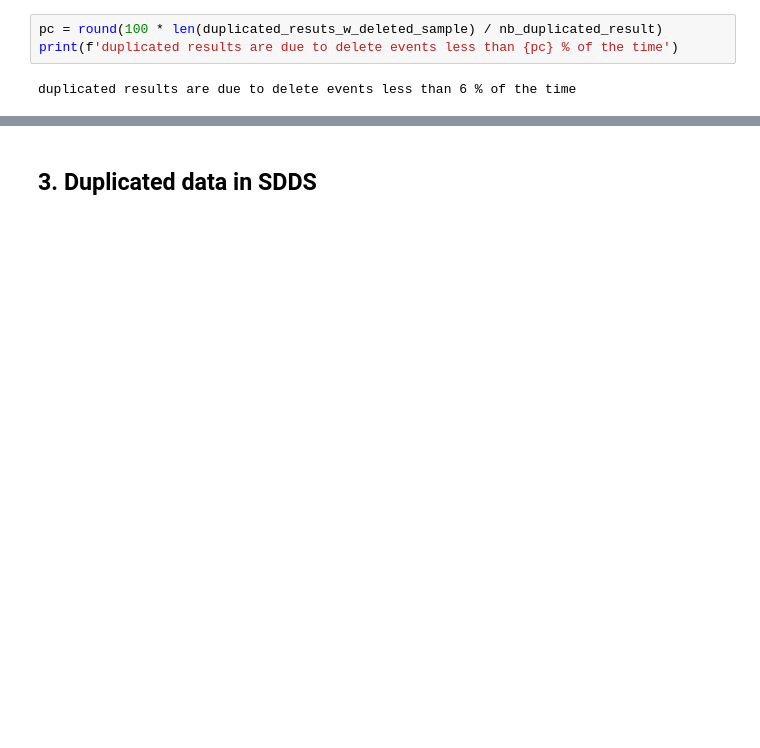
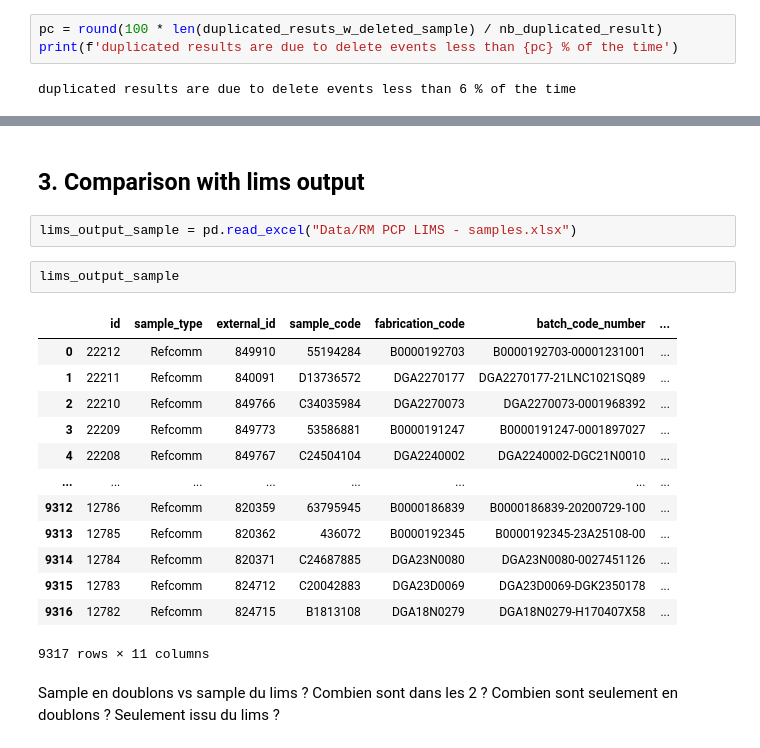
Before and after one commit to bleroux-oa/recettes-msr, a Jupyter notebook: GA_delete_doublon.ipynb, the cells around one changed output, grey strips where cells are left out. Drawn from its saved outputs; the diff is of its cells as text; blank space fills up the shorter version.

Commit message:
Ajout pour étude du delta entre output lims et sample en double dans MSR

```diff
--- a/GA_delete_doublon.ipynb
+++ b/GA_delete_doublon.ipynb
@@ -233,2 +234,22 @@ print(f'{pc}% of deleted sample are duplicated')
-# %% [markdown]
-## 3. Duplicated data in SDDS
+# %% [markdown]
+## 3. Comparison with lims output
+# %%
+lims_output_sample = pd.read_excel("Data/RM PCP LIMS - samples.xlsx")
+# %%
+lims_output_sample
+# %% [output]
+|  | id | sample_type | external_id | sample_code | fabrication_code | batch_code_number | ... |
+| 0 | 22212 | Refcomm | 849910 | 55194284 | B0000192703 | B0000192703-00001231001 | ... |
+| 1 | 22211 | Refcomm | 840091 | D13736572 | DGA2270177 | DGA2270177-21LNC1021SQ89 | ... |
+| 2 | 22210 | Refcomm | 849766 | C34035984 | DGA2270073 | DGA2270073-0001968392 | ... |
+| 3 | 22209 | Refcomm | 849773 | 53586881 | B0000191247 | B0000191247-0001897027 | ... |
+| 4 | 22208 | Refcomm | 849767 | C24504104 | DGA2240002 | DGA2240002-DGC21N0010 | ... |
+| ... | ... | ... | ... | ... | ... | ... | ... |
+| 9312 | 12786 | Refcomm | 820359 | 63795945 | B0000186839 | B0000186839-20200729-100 | ... |
+| 9313 | 12785 | Refcomm | 820362 | 436072 | B0000192345 | B0000192345-23A25108-00 | ... |
+| 9314 | 12784 | Refcomm | 820371 | C24687885 | DGA23N0080 | DGA23N0080-0027451126 | ... |
+| 9315 | 12783 | Refcomm | 824712 | C20042883 | DGA23D0069 | DGA23D0069-DGK2350178 | ... |
+| 9316 | 12782 | Refcomm | 824715 | B1813108 | DGA18N0279 | DGA18N0279-H170407X58 | ... |
+9317 rows × 11 columns
+# %% [markdown]
+Sample en doublons vs sample du lims ? Combien sont dans les 2 ? Combien sont seulement en doublons ? Seulement issu du lims ?
```
Also changed, not shown: parts of 14 cells of this notebook.
